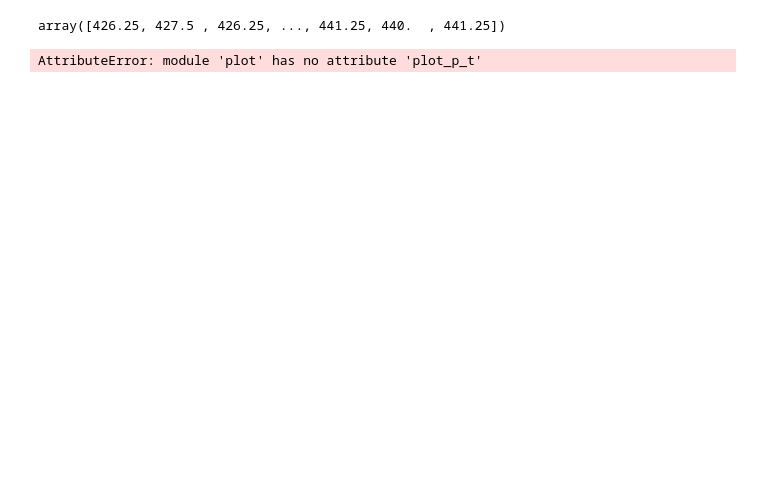
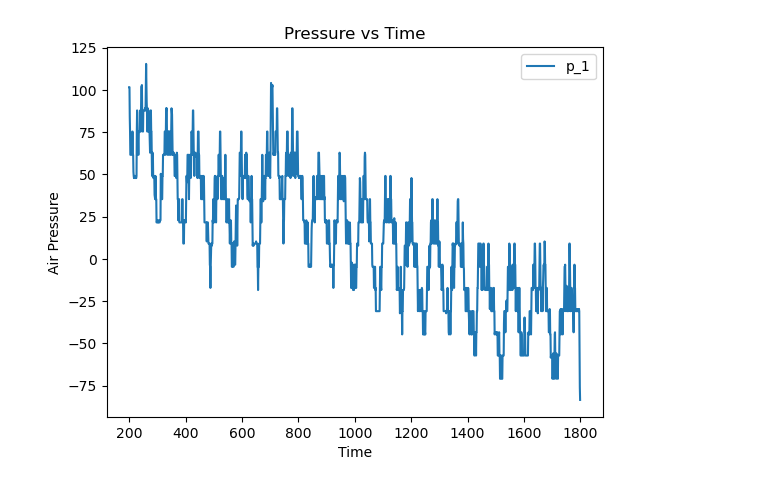
Before and after one commit to yangchen73/Air_Pressure_Signal_Analyze, a Jupyter notebook: main.ipynb, the cells around one changed output. Drawn from its saved outputs; the diff is of its cells as text; code cells hidden in the pictures; blank space fills up the shorter version.

Commit message:
Analize the frequency domaine of barometer

```diff
--- a/main.ipynb
+++ b/main.ipynb
@@ -7,4 +6,7 @@ import plot
 # %%
+start = 200
+end = 1800
+
 result_01 = pd.read_csv('data/exp_pressure_01_cut.csv')
 result_02 = pd.read_csv('data/exp_pressure_02_cut.csv')
 result_03 = pd.read_csv('data/exp_pressure_02_cut.csv')
@@ -29,12 +31,8 @@ barometer_03_3 = result_03.iloc[:, 2].to_numpy()
 barometer_03_4 = result_03.iloc[:, 3].to_numpy()
 barometer_03_5 = result_03.iloc[:, 4].to_numpy()
 barometer_03_6 = result_03.iloc[:, 5].to_numpy()
-
-barometer_01_1
-# %% [output]
-array([426.25, 427.5 , 426.25, ..., 441.25, 440.  , 441.25])
-# %%
-
-plot.plot_p_t(barometer_02_1, barometer_02_2, barometer_02_3, barometer_02_4, barometer_02_5, barometer_02_6)
-# %% [output]
-AttributeError: module 'plot' has no attribute 'plot_p_t'
+# %%
+
+plot.plot_time_domain([barometer_02_6-np.mean(barometer_02_6)], start_idx=start, end_idx=end)
+# %% [output]
+[figure, added]
```
Also changed, not shown: parts of 5 cells of this notebook, 1 other file.
